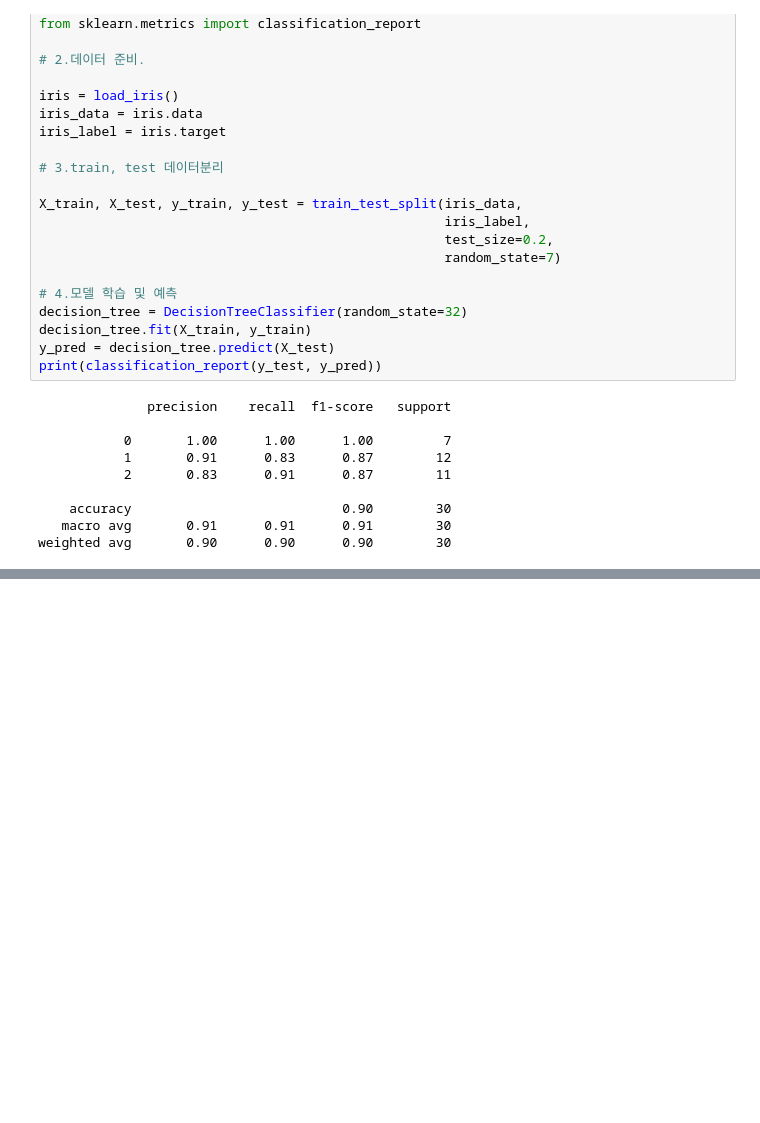
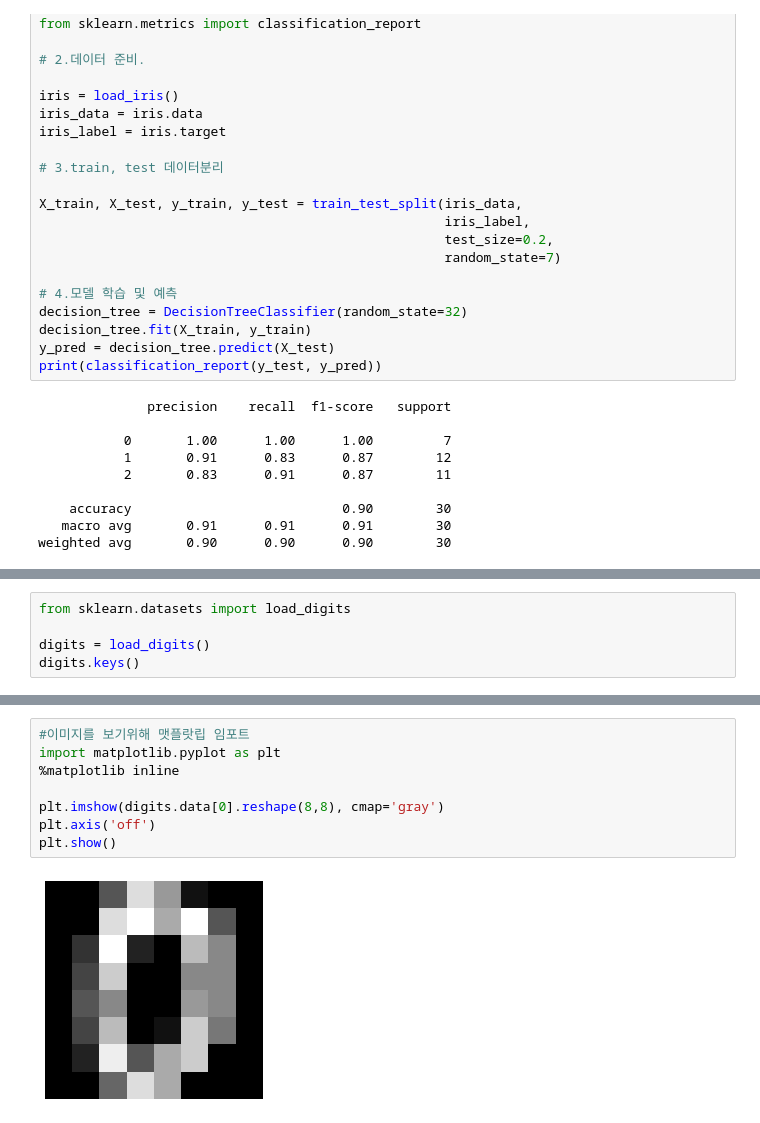
Before and after one commit to risker93/Hello_World, a Jupyter notebook: exp_2_study.ipynb, the cells around one changed output, grey strips where cells are left out. Saved outputs shown, nothing was run; the diff lists cells and outputs as text; blank space fills up the shorter version.

```diff
--- a/exp_2_study.ipynb
+++ b/exp_2_study.ipynb
@@ -343,0 +425,5 @@ weighted avg       0.90      0.90      0.90        30
+# %%
+from sklearn.datasets import load_digits
+
+digits = load_digits()
+digits.keys()
@@ -343,0 +445,10 @@ weighted avg       0.90      0.90      0.90        30
+# %%
+#이미지를 보기위해 맷플랏립 임포트
+import matplotlib.pyplot as plt
+%matplotlib inline
+
+plt.imshow(digits.data[0].reshape(8,8), cmap='gray')
+plt.axis('off')
+plt.show()
+# %% [output]
+[figure, added]
```
Also changed, not shown: parts of 25 cells of this notebook.
